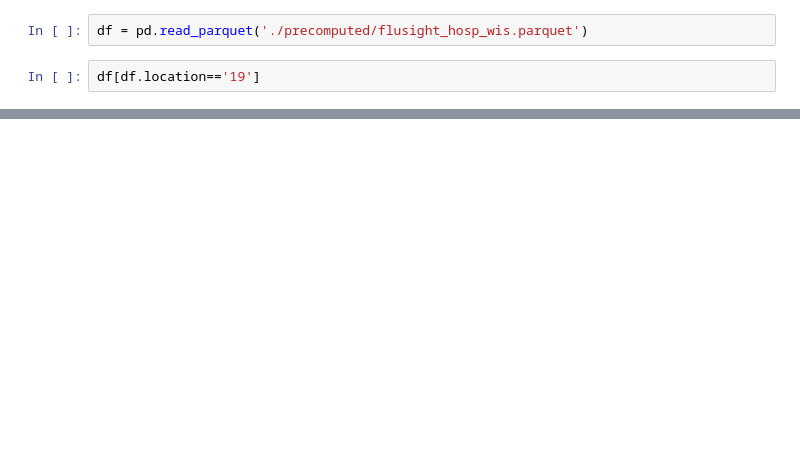
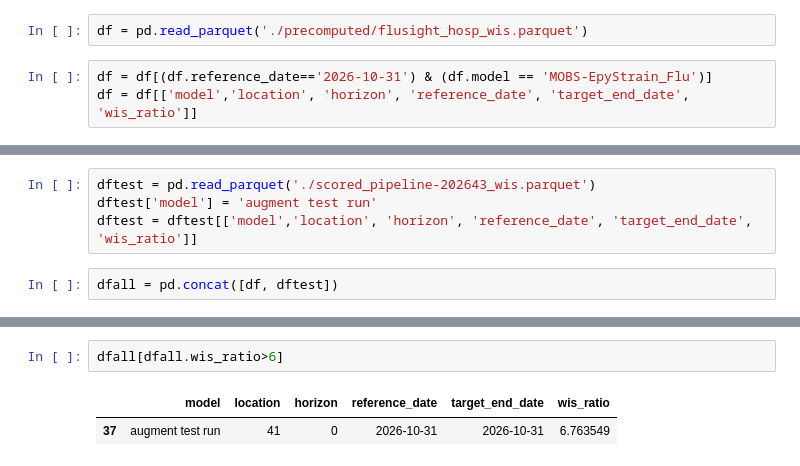
Before and after one commit to clarabay/forecast-evaluations-dashboard, a Jupyter notebook: Untitled.ipynb, the cells around one changed output, grey strips where cells are left out. Saved outputs shown, nothing was run; the diff lists cells and outputs as text; blank space fills up the shorter version.

```diff
--- a/Untitled.ipynb
+++ b/Untitled.ipynb
@@ -3,4 +22,5 @@ import pandas as pd
 # %%
 df = pd.read_parquet('./precomputed/flusight_hosp_wis.parquet')
 # %%
-df[df.location=='19']
+df = df[(df.reference_date=='2026-10-31') & (df.model == 'MOBS-EpyStrain_Flu')]
+df = df[['model','location', 'horizon', 'reference_date', 'target_end_date', 'wis_ratio']]
@@ -20,0 +27,6 @@ df[df.location=='19']
+# %%
+dftest = pd.read_parquet('./scored_pipeline-202643_wis.parquet')
+dftest['model'] = 'augment test run'
+dftest = dftest[['model','location', 'horizon', 'reference_date', 'target_end_date', 'wis_ratio']]
+# %%
+dfall = pd.concat([df, dftest])
@@ -20,0 +57,5 @@ df[df.location=='19']
+# %%
+dfall[dfall.wis_ratio>6]
+# %% [output]
+|  | model | location | horizon | reference_date | target_end_date | wis_ratio |
+| 37 | augment test run | 41 | 0 | 2026-10-31 | 2026-10-31 | 6.763549 |
```
Also changed, not shown: parts of 4 cells of this notebook, 3 other files.
